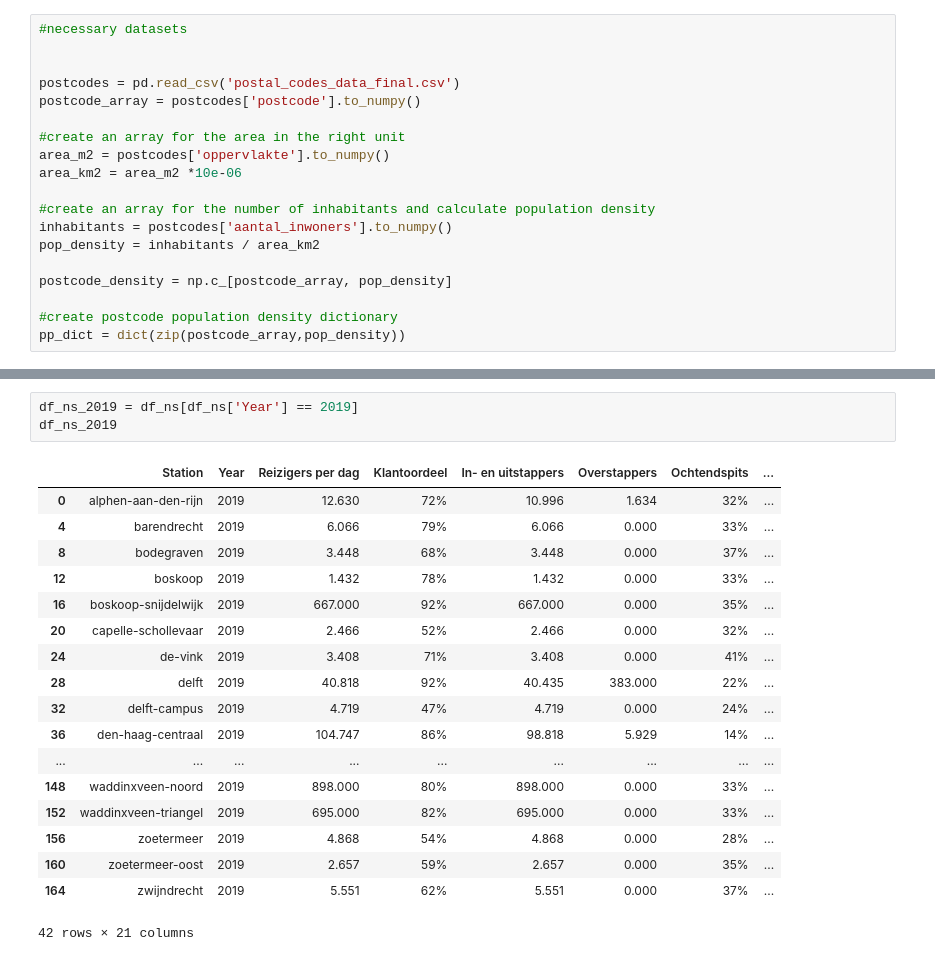
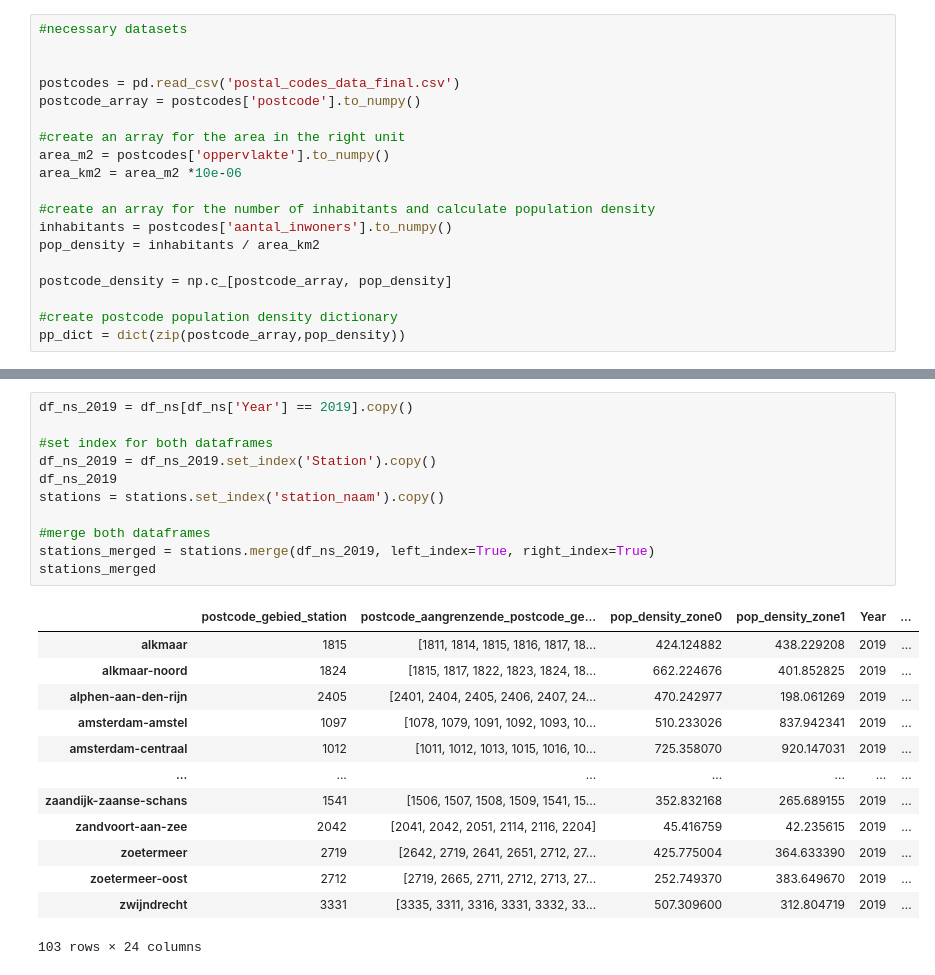
Before and after one commit to Christos02/TIL16, a Jupyter notebook: Project TIL16.ipynb, the cells around one changed output, grey strips where cells are left out. Cells and saved outputs as stored; diff of their text form.

Commit message:
merge datasets

```diff
--- a/Project TIL16.ipynb
+++ b/Project TIL16.ipynb
@@ -254,24 +254,27 @@ stations
 | 249 | zwolle | 8017 | [8011, 8012, 8013, 8014, 8016, 80... | 140.843287 | 271.943625 |
 250 rows × 5 columns
-# %%
-df_ns_2019 = df_ns[df_ns['Year'] == 2019]
-df_ns_2019
-# %% [output]
-|  | Station | Year | Reizigers per dag | Klantoordeel | In- en uitstappers | Overstappers | Ochtendspits | ... |
-| 0 | alphen-aan-den-rijn | 2019 | 12.630 | 72% | 10.996 | 1.634 | 32% | ... |
-| 4 | barendrecht | 2019 | 6.066 | 79% | 6.066 | 0.000 | 33% | ... |
-| 8 | bodegraven | 2019 | 3.448 | 68% | 3.448 | 0.000 | 37% | ... |
-| 12 | boskoop | 2019 | 1.432 | 78% | 1.432 | 0.000 | 33% | ... |
-| 16 | boskoop-snijdelwijk | 2019 | 667.000 | 92% | 667.000 | 0.000 | 35% | ... |
-| 20 | capelle-schollevaar | 2019 | 2.466 | 52% | 2.466 | 0.000 | 32% | ... |
-| 24 | de-vink | 2019 | 3.408 | 71% | 3.408 | 0.000 | 41% | ... |
-| 28 | delft | 2019 | 40.818 | 92% | 40.435 | 383.000 | 22% | ... |
-| 32 | delft-campus | 2019 | 4.719 | 47% | 4.719 | 0.000 | 24% | ... |
-| 36 | den-haag-centraal | 2019 | 104.747 | 86% | 98.818 | 5.929 | 14% | ... |
-| ... | ... | ... | ... | ... | ... | ... | ... | ... |
-| 148 | waddinxveen-noord | 2019 | 898.000 | 80% | 898.000 | 0.000 | 33% | ... |
-| 152 | waddinxveen-triangel | 2019 | 695.000 | 82% | 695.000 | 0.000 | 33% | ... |
-| 156 | zoetermeer | 2019 | 4.868 | 54% | 4.868 | 0.000 | 28% | ... |
-| 160 | zoetermeer-oost | 2019 | 2.657 | 59% | 2.657 | 0.000 | 35% | ... |
-| 164 | zwijndrecht | 2019 | 5.551 | 62% | 5.551 | 0.000 | 37% | ... |
-42 rows × 21 columns
+# %%
+df_ns_2019 = df_ns[df_ns['Year'] == 2019].copy()
+
+#set index for both dataframes
+df_ns_2019 = df_ns_2019.set_index('Station').copy()
+df_ns_2019
+stations = stations.set_index('station_naam').copy()
+
+#merge both dataframes
+stations_merged = stations.merge(df_ns_2019, left_index=True, right_index=True)
+stations_merged
+# %% [output]
+|  | postcode_gebied_station | postcode_aangrenzende_postcode_ge... | pop_density_zone0 | pop_density_zone1 | Year | ... |
+| alkmaar | 1815 | [1811, 1814, 1815, 1816, 1817, 18... | 424.124882 | 438.229208 | 2019 | ... |
+| alkmaar-noord | 1824 | [1815, 1817, 1822, 1823, 1824, 18... | 662.224676 | 401.852825 | 2019 | ... |
+| alphen-aan-den-rijn | 2405 | [2401, 2404, 2405, 2406, 2407, 24... | 470.242977 | 198.061269 | 2019 | ... |
+| amsterdam-amstel | 1097 | [1078, 1079, 1091, 1092, 1093, 10... | 510.233026 | 837.942341 | 2019 | ... |
+| amsterdam-centraal | 1012 | [1011, 1012, 1013, 1015, 1016, 10... | 725.358070 | 920.147031 | 2019 | ... |
+| ... | ... | ... | ... | ... | ... | ... |
+| zaandijk-zaanse-schans | 1541 | [1506, 1507, 1508, 1509, 1541, 15... | 352.832168 | 265.689155 | 2019 | ... |
+| zandvoort-aan-zee | 2042 | [2041, 2042, 2051, 2114, 2116, 2204] | 45.416759 | 42.235615 | 2019 | ... |
+| zoetermeer | 2719 | [2642, 2719, 2641, 2651, 2712, 27... | 425.775004 | 364.633390 | 2019 | ... |
+| zoetermeer-oost | 2712 | [2719, 2665, 2711, 2712, 2713, 27... | 252.749370 | 383.649670 | 2019 | ... |
+| zwijndrecht | 3331 | [3335, 3311, 3316, 3331, 3332, 33... | 507.309600 | 312.804719 | 2019 | ... |
+103 rows × 24 columns
```
Also changed, not shown: parts of 4 cells of this notebook, 2 other files.
